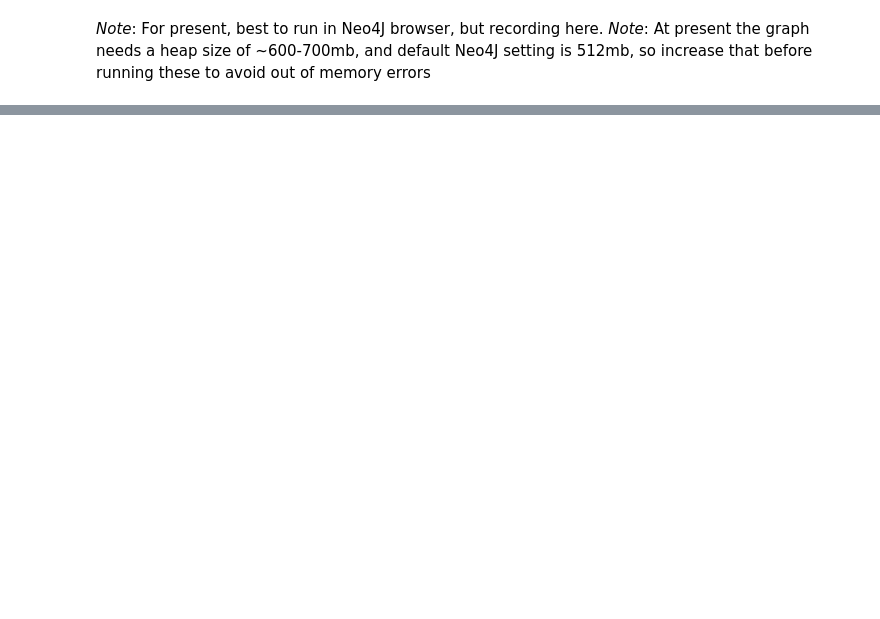
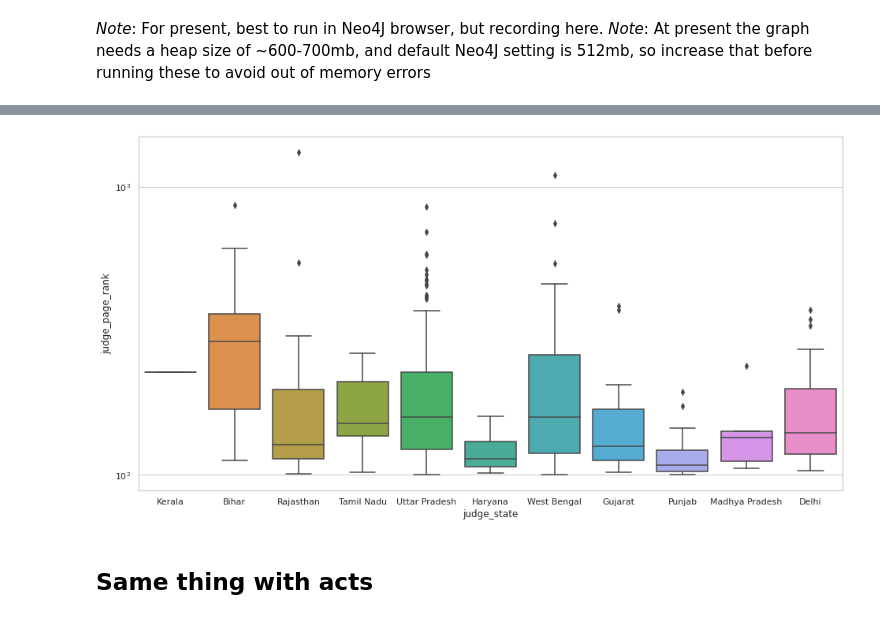
Before and after one commit to luke-grassroot/legalgraph, a Jupyter notebook: src/IndiaLegal-DS.ipynb, the cells around one changed output, grey strips where cells are left out. Cells and saved outputs as stored; diff of their text form; code cells hidden in the pictures; blank space fills up the shorter version.

```diff
--- a/src/IndiaLegal-DS.ipynb
+++ b/src/IndiaLegal-DS.ipynb
@@ -27,0 +159,11 @@ page_rank_run_query = """
+# %%
+sns.set(style="whitegrid")
+fig, ax = plt.subplots(figsize=(16, 8.27))
+to_plot = jdf[jdf.state_page_rank > 50000]
+sns.boxplot(ax=ax, data=to_plot, y='judge_page_rank', x='judge_state')
+ax.set_yscale('log')
+# sns.despine(offset=10, trim=True)
+# %% [output]
+[figure, added]
+# %% [markdown]
+## Same thing with acts
```
Also changed, not shown: parts of 30 cells of this notebook, 3 other files.
